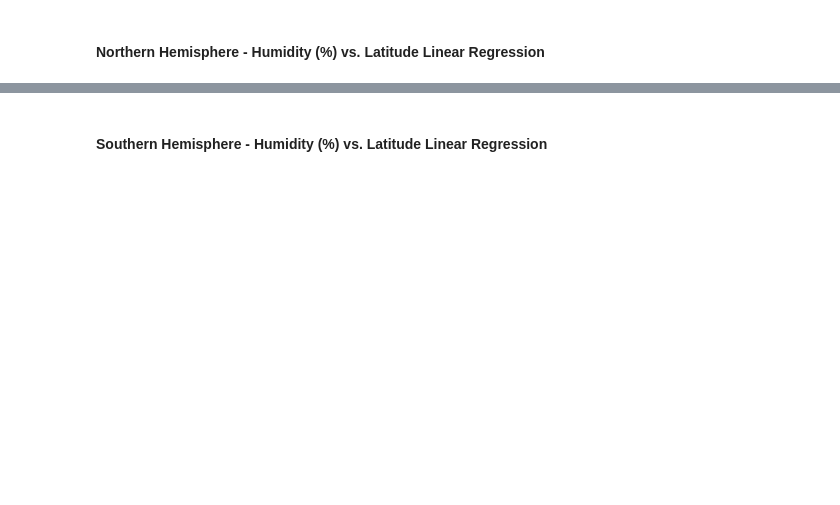
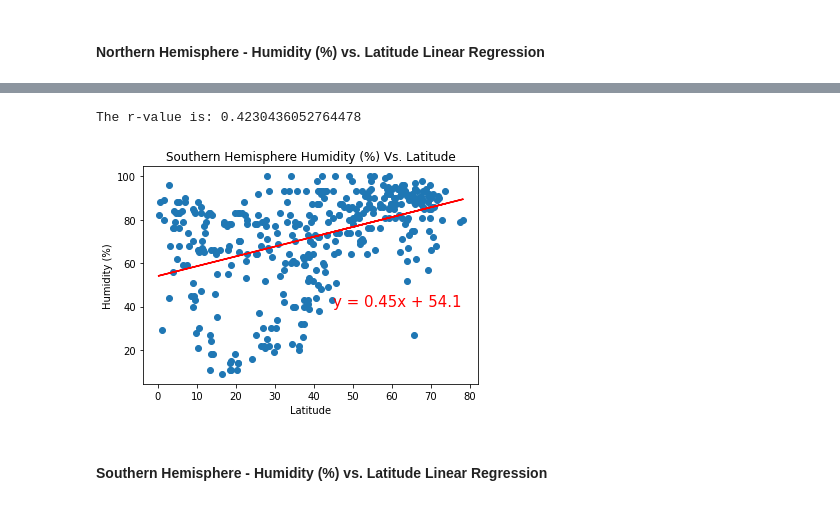
Before and after one commit to khbader101/python_api_challenge, a Jupyter notebook: weatherpy/WeatherPy.ipynb, the cells around one changed output, grey strips where cells are left out. Cells and saved outputs as stored; diff of their text form; code cells hidden in the pictures; blank space fills up the shorter version.

```diff
--- a/weatherpy/WeatherPy.ipynb
+++ b/weatherpy/WeatherPy.ipynb
@@ -349,2 +380,21 @@ The r-value is: 0.000543987878808455
+# %%
+y_value = northern_df['Humidity']
+x_value = northern_df['Lat']
+
+(slope, intercept, rvalue, pvalue, stderr) = linregress(x_value, y_value)
+regress_values = x_value * slope + intercept
+line_eq = "y = " + str(slope.round(2)) + "x + " + str(intercept.round(2))
+plt.scatter(x_value,y_value)
+plt.plot(x_value, regress_values, "r-")
+plt.annotate(line_eq, (45,40), fontsize=15,color='red')
+plt.title('Southern Hemisphere Humidity (%) Vs. Latitude')
+plt.ylabel('Humidity (%)')
+plt.xlabel('Latitude')
+
+print(f"The r-value is: {rvalue}")
+plt.show()
+# %% [output]
+The r-value is: 0.4230436052764478
+[figure, added]
 # %% [markdown]
 ####  Southern Hemisphere - Humidity (%) vs. Latitude Linear Regression
```
Also changed, not shown: parts of 23 cells of this notebook, 1 other file.
